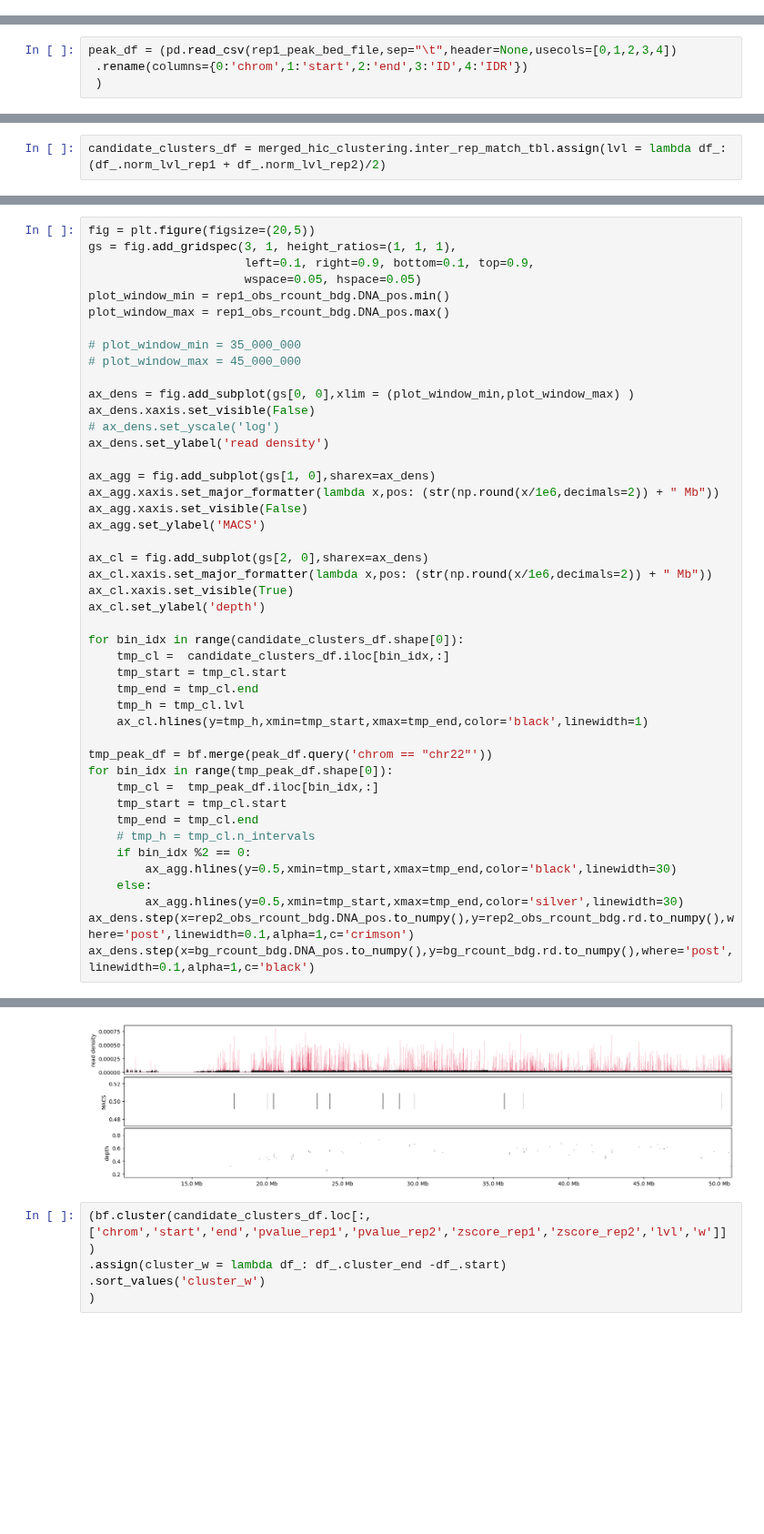
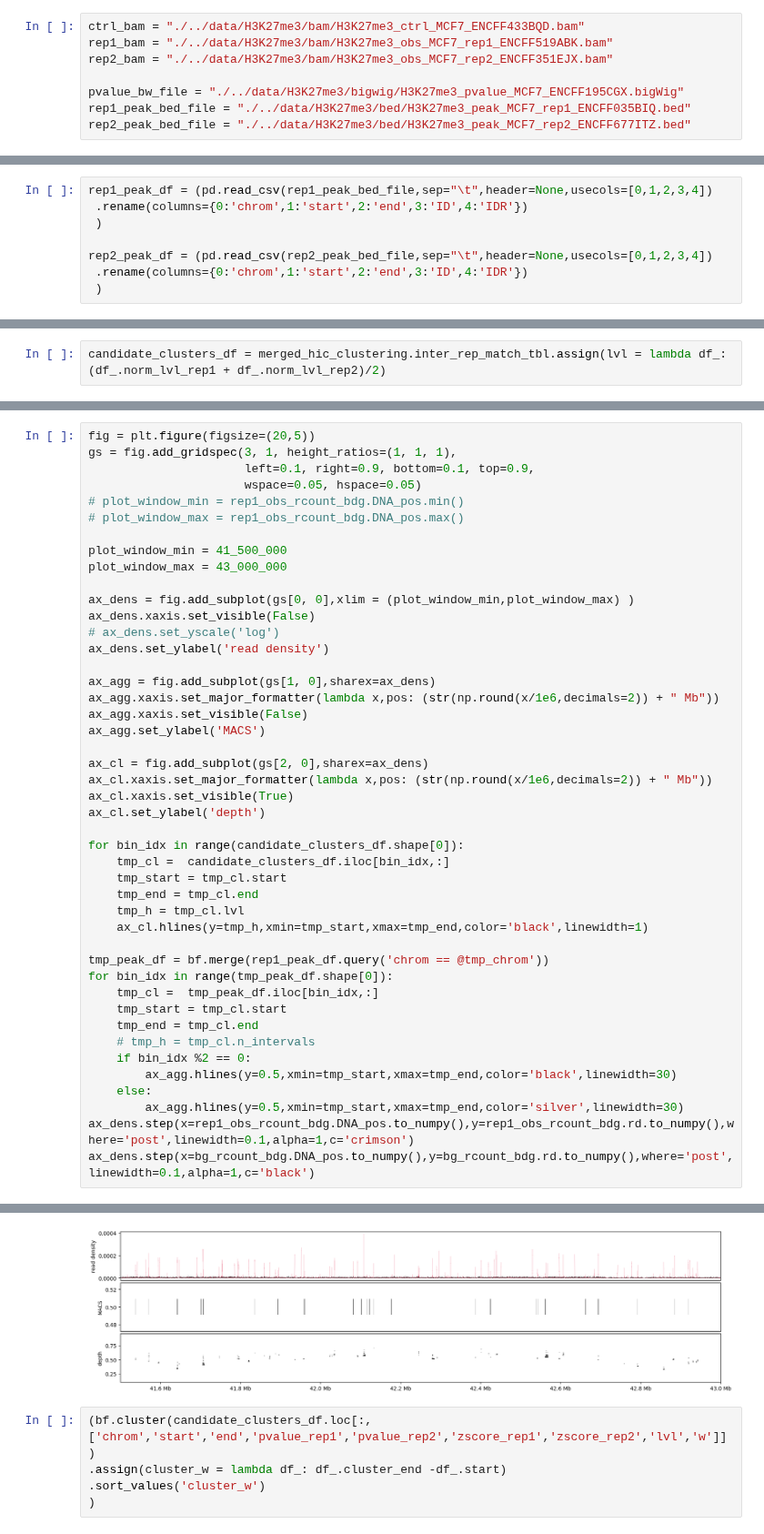
Before and after one commit to princeps091-binf/TFHclust, a Jupyter notebook: scripts/integrate_replicates.ipynb, the cells around one changed output, grey strips where cells are left out. Shown at 91% size. Saved outputs shown, nothing was run; the diff lists cells and outputs as text; blank space fills up the shorter version.

```diff
--- a/scripts/integrate_replicates.ipynb
+++ b/scripts/integrate_replicates.ipynb
@@ -306,15 +307,27 @@ rep2_bam = "./../data/CTCF/bam/CTCF_obs_MCF7_ENCFF623IZG.bam"
 pvalue_bw_file = "./../data/CTCF/bigwig/CTCF_pvalue_MCF7_ENCFF767VZW.bigWig"
 rep1_peak_bed_file = "./../data/CTCF/bed/CTCF_peak_MCF7_rep1_ENCFF167NKR.bed"
 rep2_peak_bed_file = "./../data/CTCF/bed/CTCF_peak_MCF7_rep2_ENCFF613LWE.bed"
+# %%
+ctrl_bam = "./../data/H3K27me3/bam/H3K27me3_ctrl_MCF7_ENCFF433BQD.bam"
+rep1_bam = "./../data/H3K27me3/bam/H3K27me3_obs_MCF7_rep1_ENCFF519ABK.bam"
+rep2_bam = "./../data/H3K27me3/bam/H3K27me3_obs_MCF7_rep2_ENCFF351EJX.bam"
+
+pvalue_bw_file = "./../data/H3K27me3/bigwig/H3K27me3_pvalue_MCF7_ENCFF195CGX.bigWig"
+rep1_peak_bed_file = "./../data/H3K27me3/bed/H3K27me3_peak_MCF7_rep1_ENCFF035BIQ.bed"
+rep2_peak_bed_file = "./../data/H3K27me3/bed/H3K27me3_peak_MCF7_rep2_ENCFF677ITZ.bed"
 # %%
 tmp_chrom = 'chr19'
 bg_df = import_reads(ctrl_bam,tmp_chrom)
 rep1_df = import_reads(rep1_bam,tmp_chrom)
 rep2_df = import_reads(rep2_bam,tmp_chrom)
 # %%
-peak_df = (pd.read_csv(rep1_peak_bed_file,sep="\t",header=None,usecols=[0,1,2,3,4])
+rep1_peak_df = (pd.read_csv(rep1_peak_bed_file,sep="\t",header=None,usecols=[0,1,2,3,4])
  .rename(columns={0:'chrom',1:'start',2:'end',3:'ID',4:'IDR'})
  )
+
+rep2_peak_df = (pd.read_csv(rep2_peak_bed_file,sep="\t",header=None,usecols=[0,1,2,3,4])
+ .rename(columns={0:'chrom',1:'start',2:'end',3:'ID',4:'IDR'})
+ )
 # %%
 rep1_clustering = read_clustering(rep1_df)
 rep1_clustering.HDBScan_clustering(3,10)
@@ -415,11 +489,11 @@ fig = plt.figure(figsize=(20,5))
 gs = fig.add_gridspec(3, 1, height_ratios=(1, 1, 1),
                       left=0.1, right=0.9, bottom=0.1, top=0.9,
                       wspace=0.05, hspace=0.05)
-plot_window_min = rep1_obs_rcount_bdg.DNA_pos.min()
-plot_window_max = rep1_obs_rcount_bdg.DNA_pos.max()
+# plot_window_min = rep1_obs_rcount_bdg.DNA_pos.min()
+# plot_window_max = rep1_obs_rcount_bdg.DNA_pos.max()
 
-# plot_window_min = 35_000_000
-# plot_window_max = 45_000_000
+plot_window_min = 41_500_000
+plot_window_max = 43_000_000
 
 ax_dens = fig.add_subplot(gs[0, 0],xlim = (plot_window_min,plot_window_max) )
 ax_dens.xaxis.set_visible(False)
@@ -428,36 +502,36 @@ ax_dens.set_ylabel('read density')
 
 ax_agg = fig.add_subplot(gs[1, 0],sharex=ax_dens)
 ax_agg.xaxis.set_major_formatter(lambda x,pos: (str(np.round(x/1e6,decimals=2)) + " Mb"))
 ax_agg.xaxis.set_visible(False)
 ax_agg.set_ylabel('MACS')
 
 ax_cl = fig.add_subplot(gs[2, 0],sharex=ax_dens)
 ax_cl.xaxis.set_major_formatter(lambda x,pos: (str(np.round(x/1e6,decimals=2)) + " Mb"))
 ax_cl.xaxis.set_visible(True)
 ax_cl.set_ylabel('depth')
 
 for bin_idx in range(candidate_clusters_df.shape[0]):
     tmp_cl =  candidate_clusters_df.iloc[bin_idx,:]
     tmp_start = tmp_cl.start
     tmp_end = tmp_cl.end
     tmp_h = tmp_cl.lvl
     ax_cl.hlines(y=tmp_h,xmin=tmp_start,xmax=tmp_end,color='black',linewidth=1)
 
-tmp_peak_df = bf.merge(peak_df.query('chrom == "chr22"'))
+tmp_peak_df = bf.merge(rep1_peak_df.query('chrom == @tmp_chrom'))
 for bin_idx in range(tmp_peak_df.shape[0]):
     tmp_cl =  tmp_peak_df.iloc[bin_idx,:]
     tmp_start = tmp_cl.start
     tmp_end = tmp_cl.end
     # tmp_h = tmp_cl.n_intervals
     if bin_idx %2 == 0:
         ax_agg.hlines(y=0.5,xmin=tmp_start,xmax=tmp_end,color='black',linewidth=30)
     else:
         ax_agg.hlines(y=0.5,xmin=tmp_start,xmax=tmp_end,color='silver',linewidth=30)
-ax_dens.step(x=rep2_obs_rcount_bdg.DNA_pos.to_numpy(),y=rep2_obs_rcount_bdg.rd.to_numpy(),where='post',linewidth=0.1,alpha=1,c='crimson')
+ax_dens.step(x=rep1_obs_rcount_bdg.DNA_pos.to_numpy(),y=rep1_obs_rcount_bdg.rd.to_numpy(),where='post',linewidth=0.1,alpha=1,c='crimson')
 ax_dens.step(x=bg_rcount_bdg.DNA_pos.to_numpy(),y=bg_rcount_bdg.rd.to_numpy(),where='post',linewidth=0.1,alpha=1,c='black')
 # %% [output]
 [<matplotlib.lines.Line2D at 0x...>]
-[figure, old version]
+[figure, new version]
 # %%
 (bf.cluster(candidate_clusters_df.loc[:,['chrom','start','end','pvalue_rep1','pvalue_rep2','zscore_rep1','zscore_rep2','lvl','w']])
 .assign(cluster_w = lambda df_: df_.cluster_end -df_.start)
```
Also changed, not shown: parts of 14 cells of this notebook, 1 other file.
